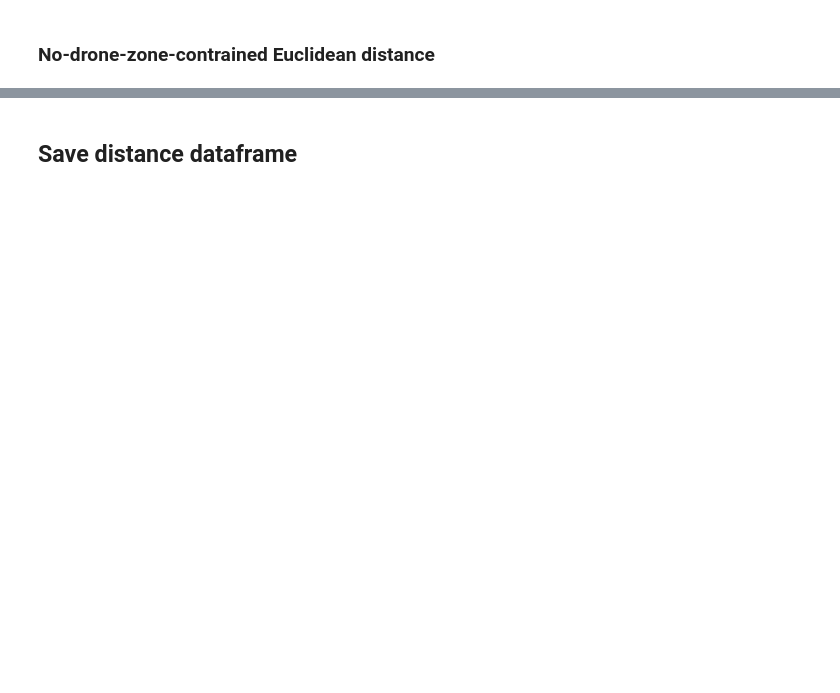
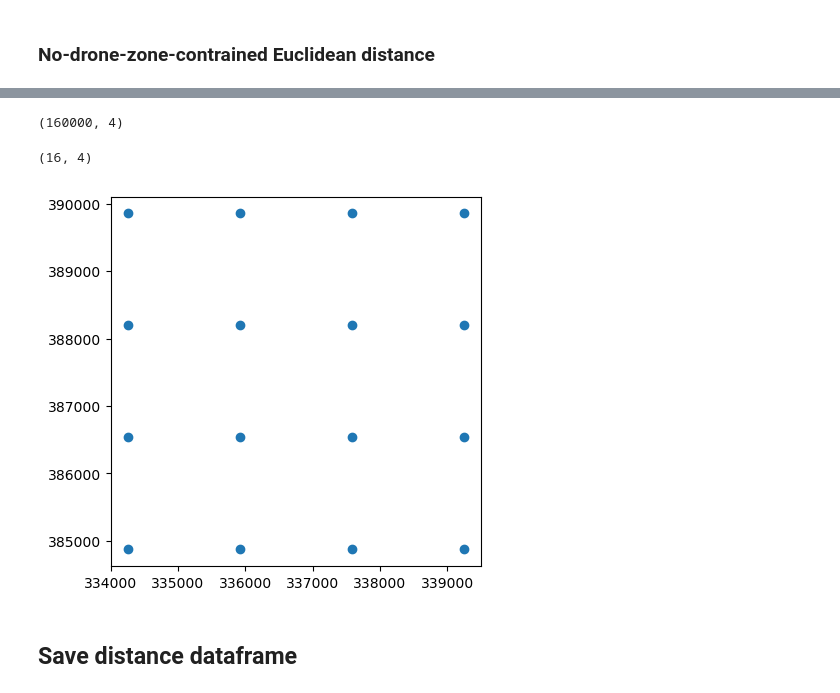
Before and after one commit to huanfachen/drone_station_pmp, a Jupyter notebook: process_poi.ipynb, the cells around one changed output, grey strips where cells are left out. Cells and saved outputs as stored; diff of their text form; code cells hidden in the pictures; blank space fills up the shorter version.

```diff
--- a/process_poi.ipynb
+++ b/process_poi.ipynb
@@ -336,3 +708,17 @@ assert(array_distance_Eudlidean.shape == (1710, 93))
+# %%
+print(gdf_dtm.shape)
+# %% [output]
+(160000, 4)
+# %%
+# plot this subset
+# gdf_dtm_clipped.plot("z", cmap="Blues")
+print(gdf_dtm_clipped.shape)
+gdf_dtm_clipped.plot()
+plt.show()
+# if a pixel is outside the case study area, it is assign with a infinity value
+# %% [output]
+(16, 4)
+[figure, added]
 # %%
 df_distance['constrained'] = ??
 # %%
```
Also changed, not shown: parts of 61 cells of this notebook, 6 other files.
